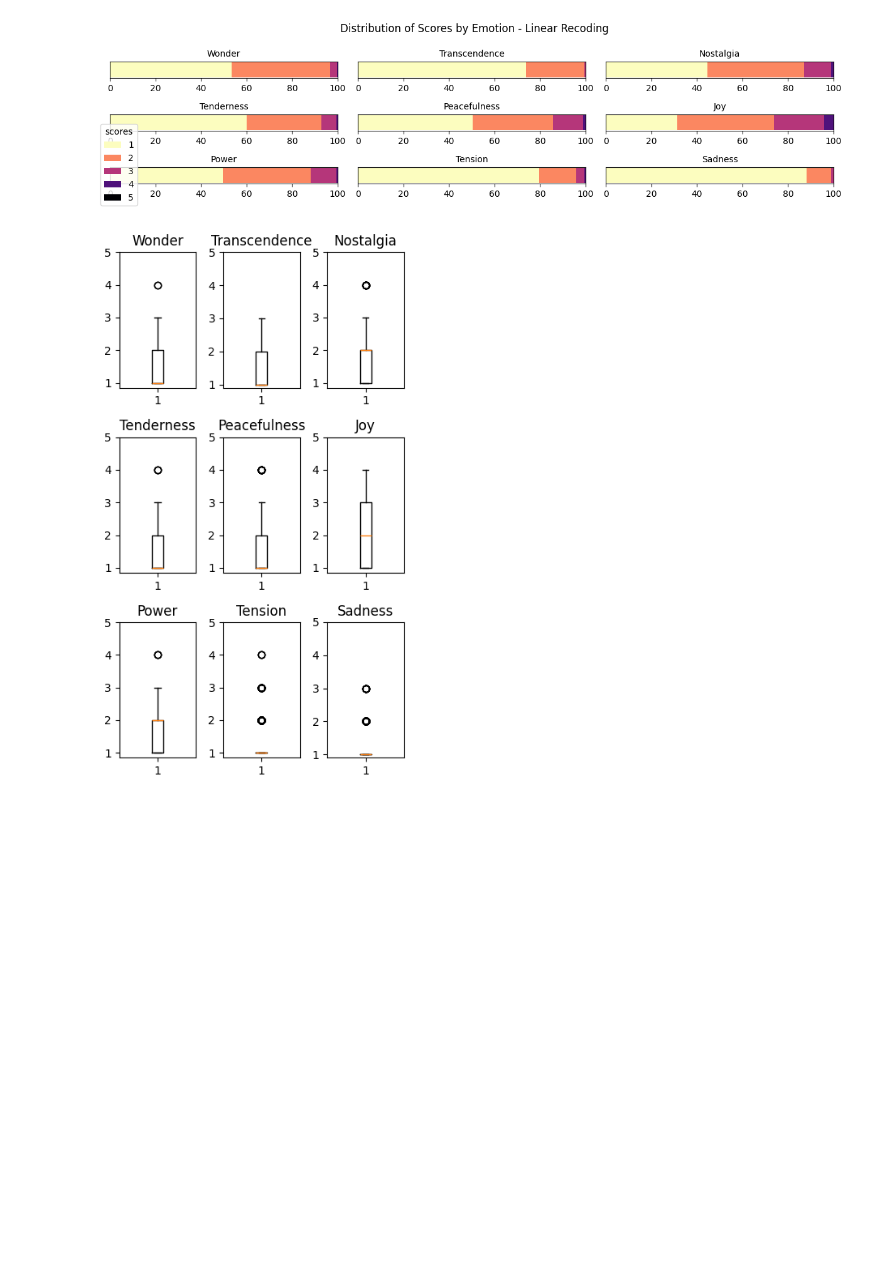
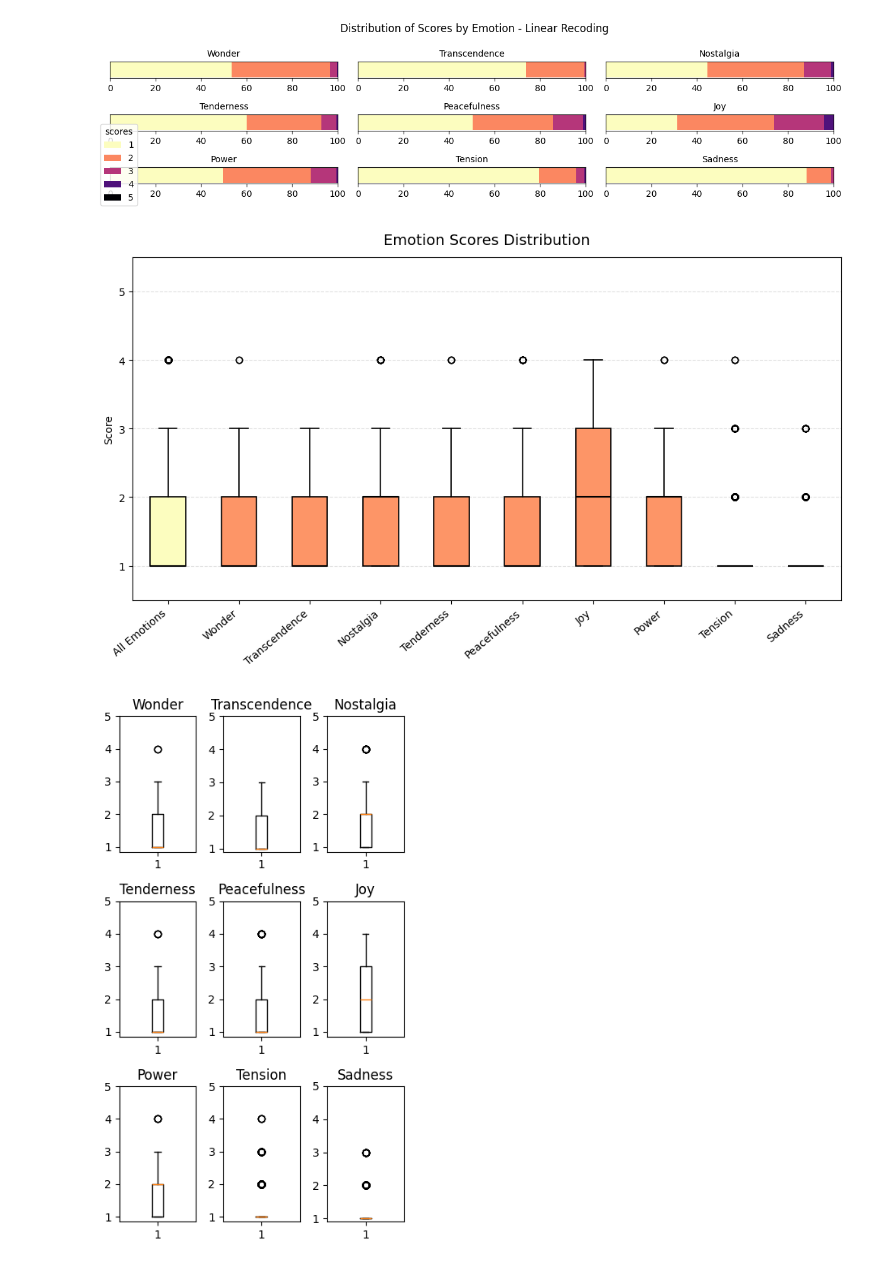
Before and after one commit to Squidez/MJF-GEMS-Annotations, a Jupyter notebook: data analysis.ipynb, the cells around one changed output. Cells and saved outputs as stored; diff of their text form; code cells hidden in the pictures; blank space fills up the shorter version.

```diff
--- a/data analysis.ipynb
+++ b/data analysis.ipynb
@@ -247,6 +298,44 @@ plt.tight_layout()
 plt.show()
 # %% [output]
 [figure]
+# %%
+lin_scores = recoded_lin_df[emotions_col].to_numpy().ravel()
+lin_scores = lin_scores[~np.isnan(lin_scores)]
+
+emotion_data = [recoded_lin_df[emo].dropna().values for emo in emotions_col]
+
+data = [lin_scores] + emotion_data
+labels = ['All Emotions'] + emotions_col
+
+fig, ax = plt.subplots(figsize=(10, 6))
+
+box = ax.boxplot(
+    data,
+    labels=labels,
+    patch_artist=True,
+    medianprops=dict(color='black', linewidth=1.5),
+    boxprops=dict(linewidth=1.2),
+    whiskerprops=dict(linewidth=1.2),
+    capprops=dict(linewidth=1.2)
+)
+
+# Soft color palette (highlight "All")
+colors = ['#FCFDBFFF'] + ['#FD9567FF'] * len(emotions_col)
+for patch, color in zip(box['boxes'], colors):
+    patch.set_facecolor(color)
+
+# Styling
+ax.set_title("Emotion Scores Distribution", fontsize=14, pad=12)
+ax.set_ylabel("Score")
+ax.set_ylim(0.5, 5.5)
+ax.set_yticks(range(1, 6))
+ax.grid(axis='y', linestyle='--', alpha=0.4)
+
+plt.xticks(rotation=40, ha='right')
+plt.tight_layout()
+plt.show()
+# %% [output]
+[figure, added]
 # %%
 fig, axs = plt.subplots(3, 3, figsize=(4, 7))
 axs = axs.flatten()
```
Also changed, not shown: parts of 5 cells of this notebook, 7 other files.
